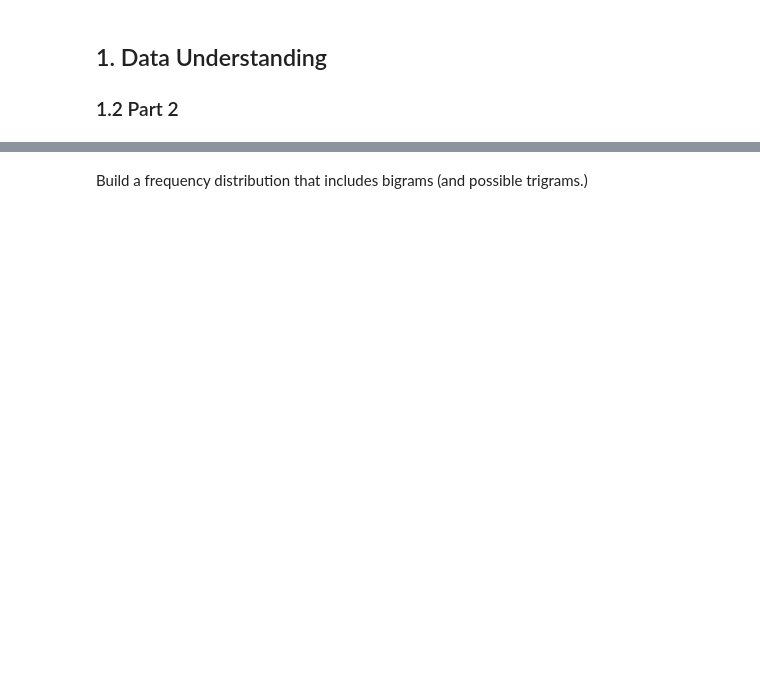
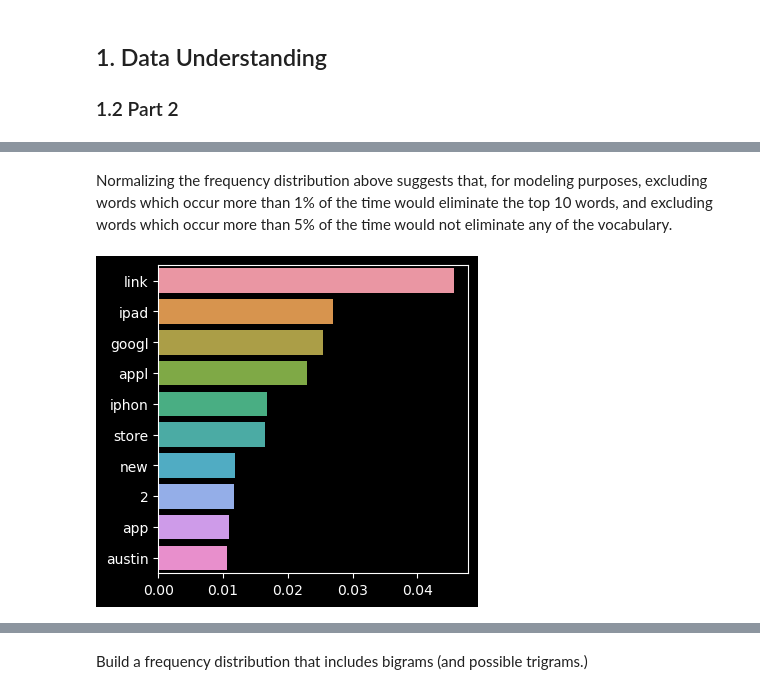
Before and after one commit to ran0027/twitter-sentiment-analysis, a Jupyter notebook: index.ipynb, the cells around one changed output, grey strips where cells are left out. Drawn from its saved outputs; the diff is of its cells as text; code cells hidden in the pictures; blank space fills up the shorter version.

```diff
--- a/index.ipynb
+++ b/index.ipynb
@@ -215,0 +360,6 @@ Now that we have tokenized each tweet, we can build a frequency distribution for
+# %% [markdown]
+Normalizing the frequency distribution above suggests that, for modeling purposes, excluding words which occur more than 1% of the time would eliminate the top 10 words, and excluding words which occur more than 5% of the time would not eliminate any of the vocabulary.
+# %%
+display_fdist(all_train.tweet_text, 10, normalize=True)
+# %% [output]
+[figure, added]
```
Also changed, not shown: parts of 34 cells of this notebook.
